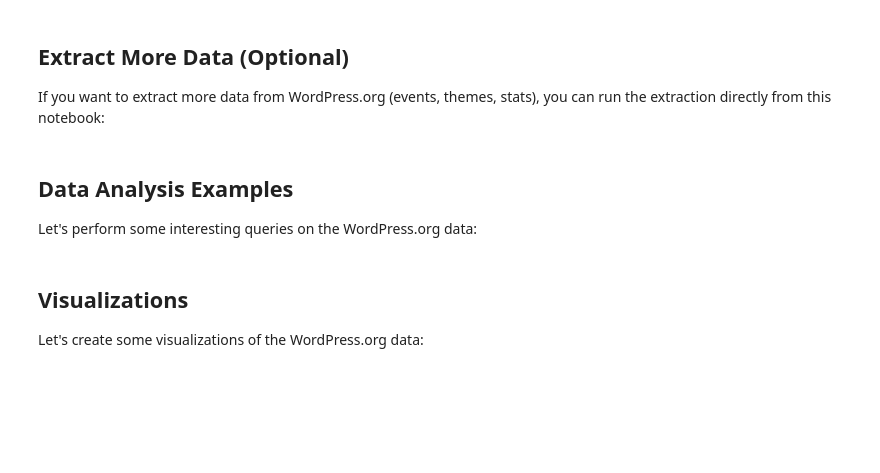
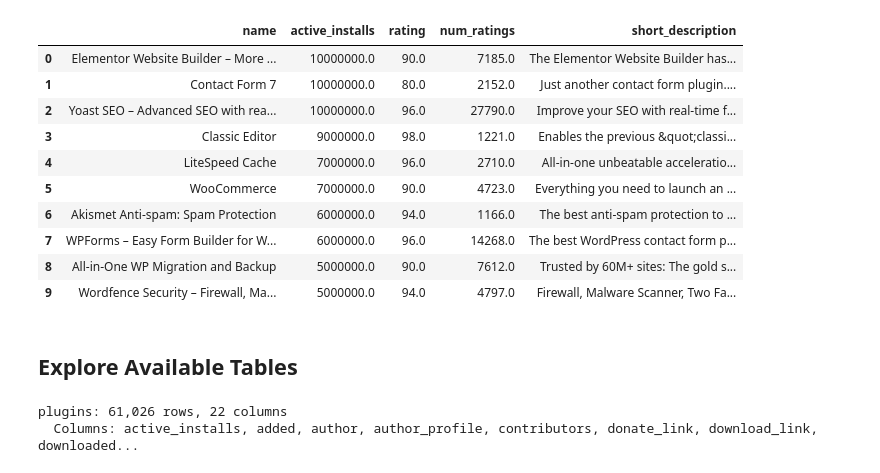
Before and after one commit to mahangu/meltano-wordpress-org-data-starter-project, a Jupyter notebook: notebook/wordpress_org_data_analysis.ipynb, the cells around one changed output. Saved outputs shown, nothing was run; the diff lists cells and outputs as text; code cells hidden in the pictures; blank space fills up the shorter version.

Commit message:
Simplify notebook and add events to default extraction
Co-Authored-By: Claude Opus 4.6 <noreply@anthropic.com>

```diff
--- a/notebook/wordpress_org_data_analysis.ipynb
+++ b/notebook/wordpress_org_data_analysis.ipynb
@@ -128,4 +28,0 @@ print(f"\n✅ Found {len(tables)} table(s) in the database.")
-# %% [markdown]
-## Extract More Data (Optional)
-
-If you want to extract more data from WordPress.org (events, themes, stats), you can run the extraction directly from this notebook:
@@ -198,4 +28,0 @@ print("💡 Or use the terminal: cd .. && make extract-all")
-# %% [markdown]
-## Data Analysis Examples
-
-Let's perform some interesting queries on the WordPress.org data:
@@ -209,18 +29,28 @@ except Exception as e:
 # %%
-# Find most popular plugins by active installations (if data is available)
-try:
-    popular_plugins = conn.execute("""
-        SELECT DISTINCT name, active_installs, rating, num_ratings
-        FROM plugins
-        WHERE active_installs IS NOT NULL
-        ORDER BY active_installs DESC, name
-        LIMIT 10
-    """).fetchdf()
+result = conn.execute("""
+    SELECT DISTINCT
+        name,
+        active_installs,
+        rating,
+        num_ratings,
+        short_description
+    FROM plugins
+    WHERE active_installs IS NOT NULL
+    ORDER BY active_installs DESC
+    LIMIT 10
+""").fetchdf()
 
-    # Clean HTML entities in plugin names
-    popular_plugins['name'] = popular_plugins['name'].apply(clean_plugin_name)
-
-    print("Top 10 most popular plugins by active installations:")
-    display(popular_plugins)
-except Exception as e:
-    print(f"Error finding popular plugins: {e}")
+result['name'] = result['name'].apply(clean_name)
+display(result)
+# %% [output]
+|  | name | active_installs | rating | num_ratings | short_description |
+| 0 | Elementor Website Builder – More ... | 10000000.0 | 90.0 | 7185.0 | The Elementor Website Builder has... |
+| 1 | Contact Form 7 | 10000000.0 | 80.0 | 2152.0 | Just another contact form plugin.... |
+| 2 | Yoast SEO – Advanced SEO with rea... | 10000000.0 | 96.0 | 27790.0 | Improve your SEO with real-time f... |
+| 3 | Classic Editor | 9000000.0 | 98.0 | 1221.0 | Enables the previous &quot;classi... |
+| 4 | LiteSpeed Cache | 7000000.0 | 96.0 | 2710.0 | All-in-one unbeatable acceleratio... |
+| 5 | WooCommerce | 7000000.0 | 90.0 | 4723.0 | Everything you need to launch an ... |
+| 6 | Akismet Anti-spam: Spam Protection | 6000000.0 | 94.0 | 1166.0 | The best anti-spam protection to ... |
+| 7 | WPForms – Easy Form Builder for W... | 6000000.0 | 96.0 | 14268.0 | The best WordPress contact form p... |
+| 8 | All-in-One WP Migration and Backup | 5000000.0 | 90.0 | 7612.0 | Trusted by 60M+ sites: The gold s... |
+| 9 | Wordfence Security – Firewall, Ma... | 5000000.0 | 94.0 | 4797.0 | Firewall, Malware Scanner, Two Fa... |
@@ -271,4 +57,14 @@ except Exception as e:
-# %% [markdown]
-## Visualizations
-
-Let's create some visualizations of the WordPress.org data:
+# %% [markdown]
+## Explore Available Tables
+# %%
+tables = conn.execute("SHOW TABLES").fetchall()
+for table_name, in tables:
+    count = conn.execute(f"SELECT COUNT(*) FROM {table_name}").fetchone()[0]
+    schema = conn.execute(f"DESCRIBE {table_name}").fetchall()
+    cols = [col_name for col_name, *_ in schema]
+    print(f"{table_name}: {count:,} rows, {len(cols)} columns")
+    print(f"  Columns: {', '.join(cols[:8])}{'...' if len(cols) > 8 else ''}")
+    print()
+# %% [output]
+plugins: 61,026 rows, 22 columns
+  Columns: active_installs, added, author, author_profile, contributors, donate_link, download_link, downloaded...
```
Also changed, not shown: parts of 20 cells of this notebook, 2 other files.
